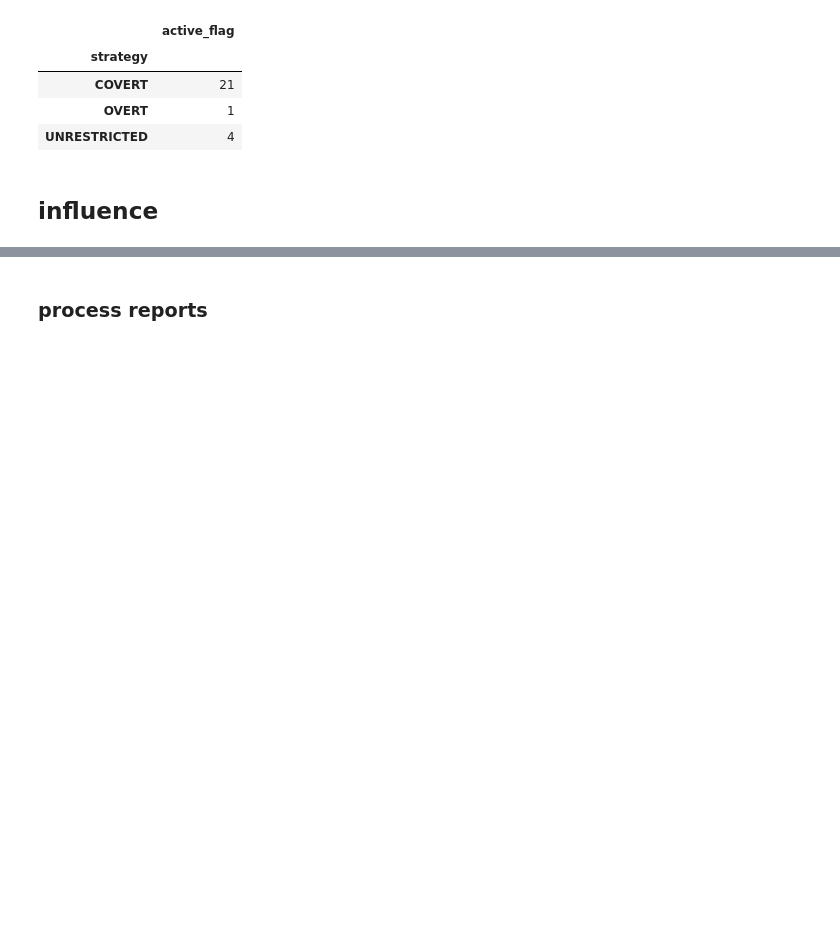
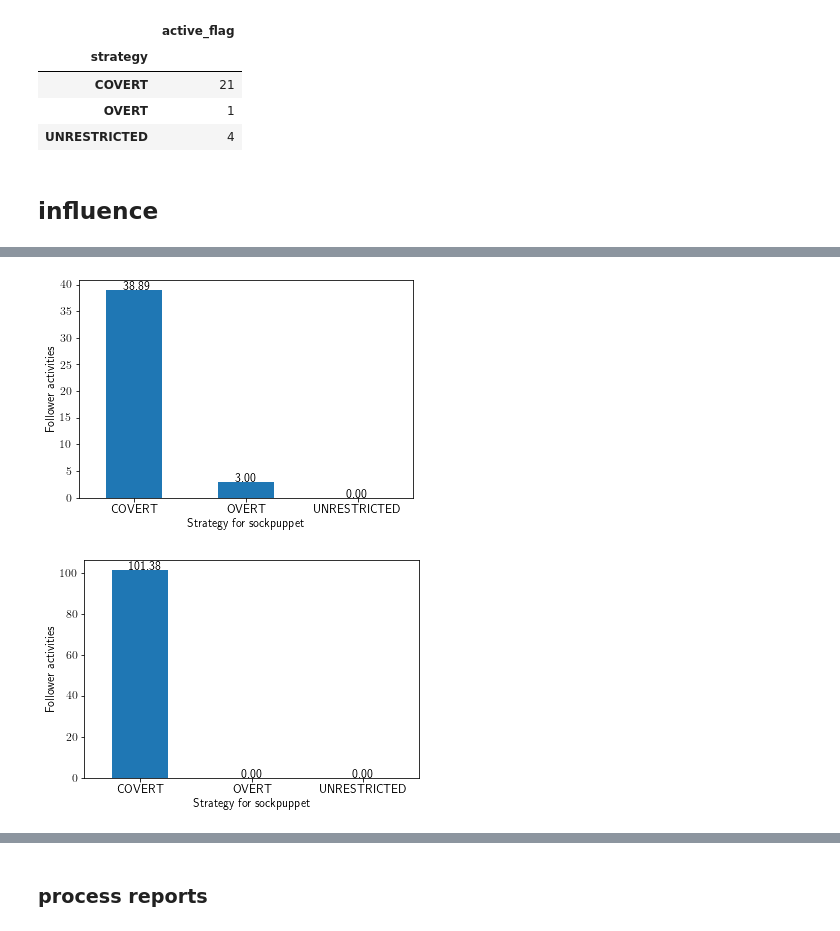
Before and after one commit to ruiliu310/dartpost-research, a Jupyter notebook: data_analytics.ipynb, the cells around one changed output, grey strips where cells are left out. Cells and saved outputs as stored; diff of their text form; code cells hidden in the pictures; blank space fills up the shorter version.

```diff
--- a/data_analytics.ipynb
+++ b/data_analytics.ipynb
@@ -284,5 +333,14 @@ df_users_inf[df_active_index][["isPuppet", "inf"]].groupby("isPuppet").mean().re
 # %%
-df_users_inf[df_all_index][["strategy", "inf"]].groupby("strategy").mean().plot(kind="bar", rot=0, xlabel="Strategy for sockpuppet", ylabel="Follower activities")
+ax = df_users_inf[df_all_index][["strategy", "inf"]].groupby("strategy").mean().plot(kind="bar", rot=0, xlabel="Strategy for sockpuppet", ylabel="Follower activities", legend=False)
 
-df_users_inf[df_active_index][["strategy", "inf"]].groupby("strategy").mean().plot(kind="bar", rot=0, xlabel="Strategy for sockpuppet", ylabel="Follower activities")
+for p in ax.patches:
+    ax.annotate(f"{p.get_height():.2f}", (p.get_x() + 0.15, p.get_height() * 1.005))
+
+ax = df_users_inf[df_active_index][["strategy", "inf"]].groupby("strategy").mean().plot(kind="bar", rot=0, xlabel="Strategy for sockpuppet", ylabel="Follower activities", legend=False)
+
+for p in ax.patches:
+    ax.annotate(f"{p.get_height():.2f}", (p.get_x() + 0.15, p.get_height() * 1.005))
+# %% [output]
+[figure, added]
+[figure, added]
 # %%
```
Also changed, not shown: parts of 27 cells of this notebook, 2 other files.
